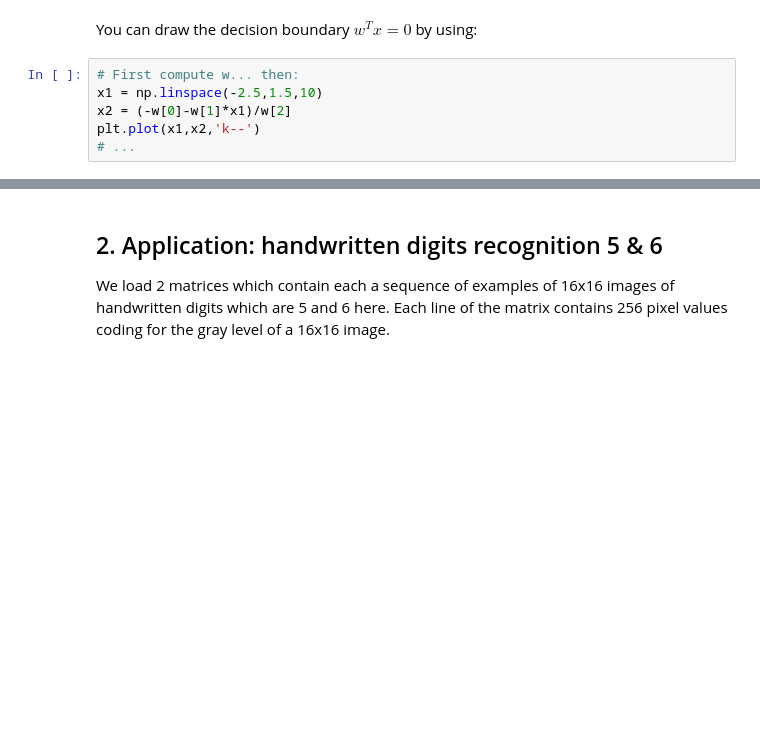
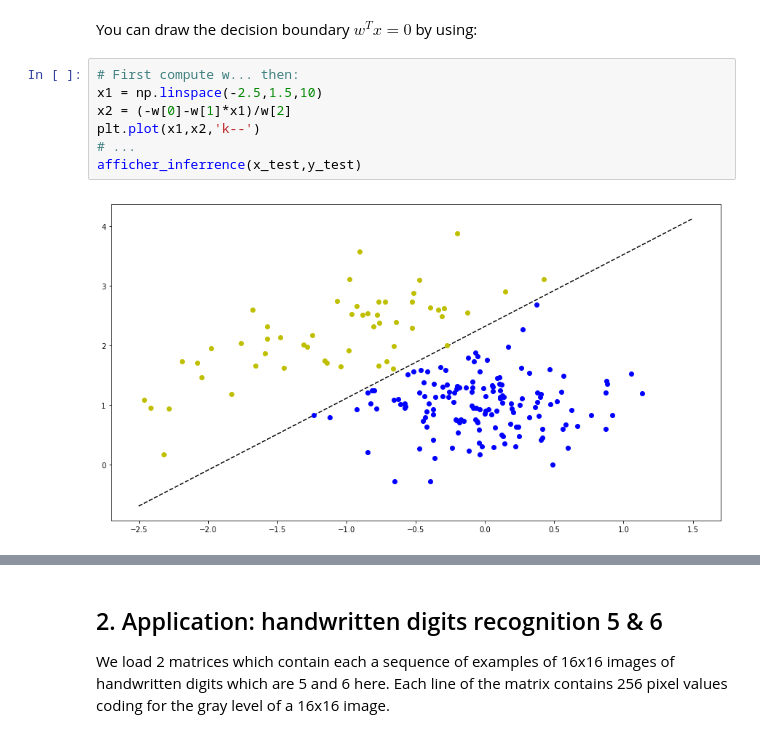
Before and after one commit to kronerte/ML_Logistic_Regression, a Jupyter notebook: TP3_archive/TP3_logistic_regression.ipynb, the cells around one changed output, grey strips where cells are left out. Drawn from its saved outputs; the diff is of its cells as text; blank space fills up the shorter version.

```diff
--- a/TP3_archive/TP3_logistic_regression.ipynb
+++ b/TP3_archive/TP3_logistic_regression.ipynb
@@ -118,6 +185,9 @@ You can draw the decision boundary $w^Tx = 0$ by using:
 # %%
 # First compute w... then:
 x1 = np.linspace(-2.5,1.5,10)
 x2 = (-w[0]-w[1]*x1)/w[2]
 plt.plot(x1,x2,'k--')
 # ...
+afficher_inferrence(x_test,y_test)
+# %% [output]
+[figure, added]
```
Also changed, not shown: parts of 11 cells of this notebook.
